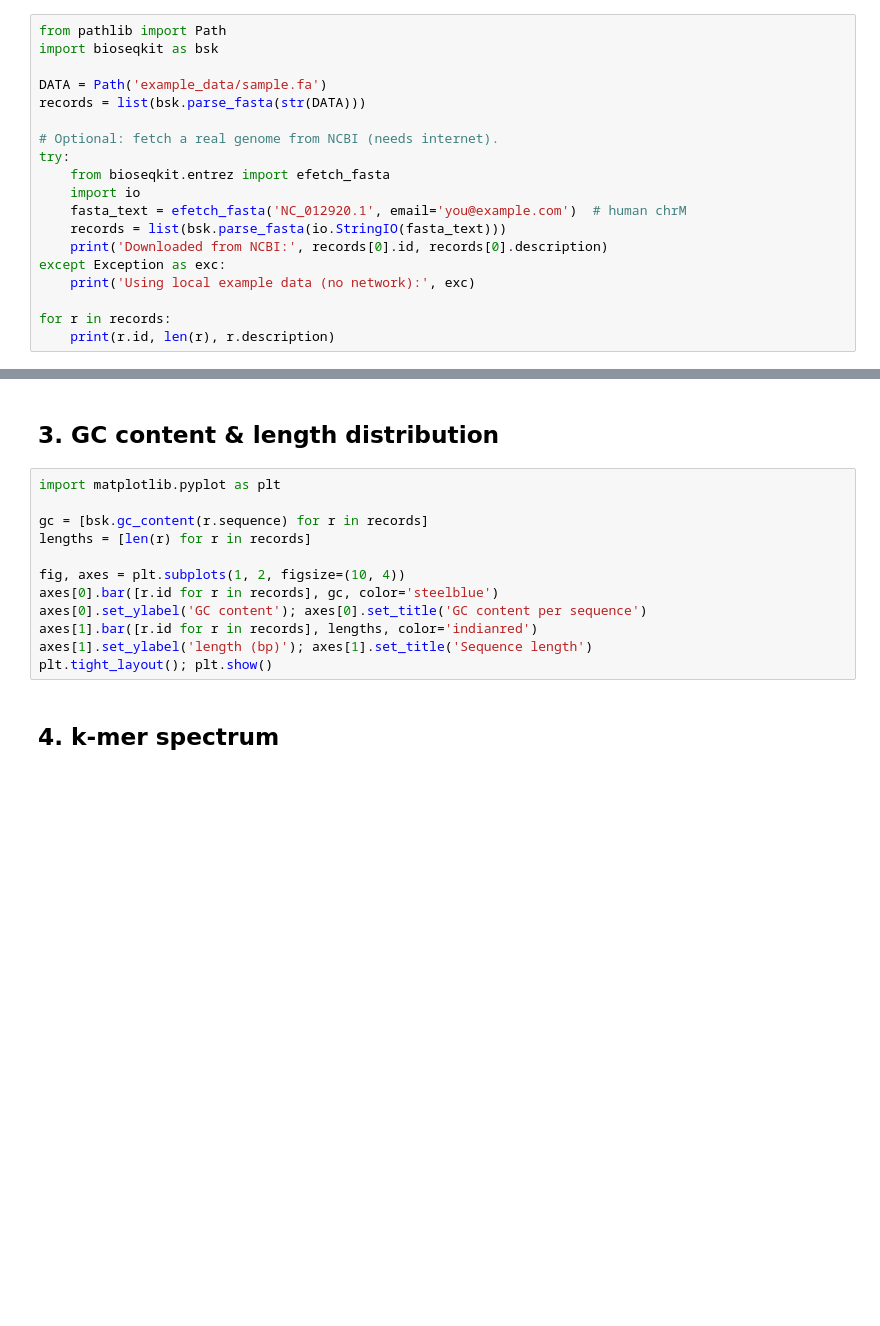
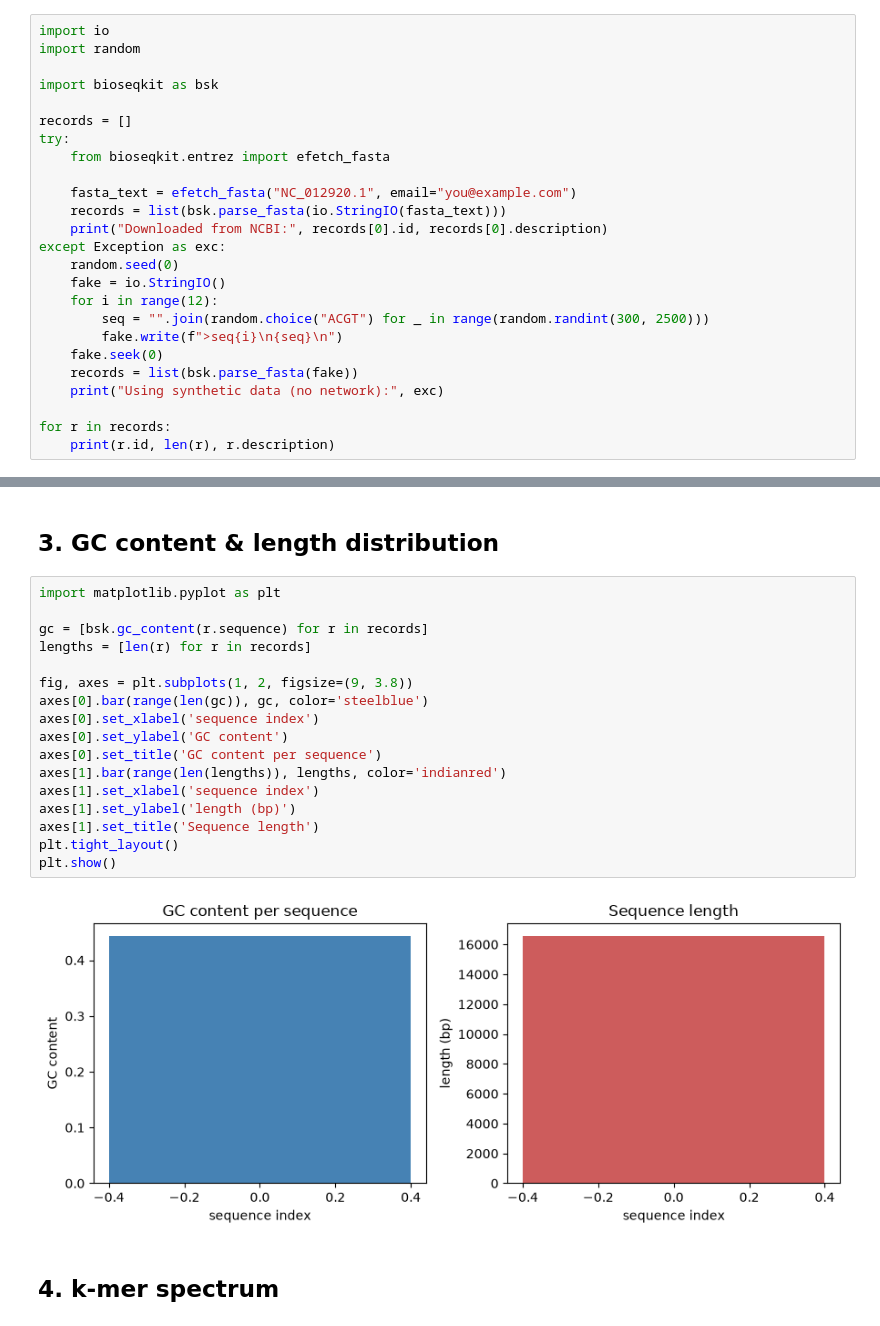
Before and after one commit to chengjilai/bioseqkit, a Jupyter notebook: examples/demo.ipynb, the cells around one changed output, grey strips where cells are left out. Cells and saved outputs as stored; diff of their text form; blank space fills up the shorter version.

```diff
--- a/examples/demo.ipynb
+++ b/examples/demo.ipynb
@@ -10,19 +10,25 @@ falls back to the bundled `example_data/sample.fa`.
 # %%
-from pathlib import Path
+import io
+import random
+
 import bioseqkit as bsk
 
-DATA = Path('example_data/sample.fa')
-records = list(bsk.parse_fasta(str(DATA)))
-
-# Optional: fetch a real genome from NCBI (needs internet).
+records = []
 try:
     from bioseqkit.entrez import efetch_fasta
-    import io
-    fasta_text = efetch_fasta('NC_012920.1', email='you@example.com')  # human chrM
+
+    fasta_text = efetch_fasta("NC_012920.1", email="you@example.com")
     records = list(bsk.parse_fasta(io.StringIO(fasta_text)))
-    print('Downloaded from NCBI:', records[0].id, records[0].description)
+    print("Downloaded from NCBI:", records[0].id, records[0].description)
 except Exception as exc:
-    print('Using local example data (no network):', exc)
+    random.seed(0)
+    fake = io.StringIO()
+    for i in range(12):
+        seq = "".join(random.choice("ACGT") for _ in range(random.randint(300, 2500)))
+        fake.write(f">seq{i}\n{seq}\n")
+    fake.seek(0)
+    records = list(bsk.parse_fasta(fake))
+    print("Using synthetic data (no network):", exc)
 
 for r in records:
     print(r.id, len(r), r.description)
@@ -37,15 +65,22 @@ print(json.dumps(stats.as_dict(), indent=2))
 # %%
 import matplotlib.pyplot as plt
 
 gc = [bsk.gc_content(r.sequence) for r in records]
 lengths = [len(r) for r in records]
 
-fig, axes = plt.subplots(1, 2, figsize=(10, 4))
-axes[0].bar([r.id for r in records], gc, color='steelblue')
-axes[0].set_ylabel('GC content'); axes[0].set_title('GC content per sequence')
-axes[1].bar([r.id for r in records], lengths, color='indianred')
-axes[1].set_ylabel('length (bp)'); axes[1].set_title('Sequence length')
-plt.tight_layout(); plt.show()
+fig, axes = plt.subplots(1, 2, figsize=(9, 3.8))
+axes[0].bar(range(len(gc)), gc, color='steelblue')
+axes[0].set_xlabel('sequence index')
+axes[0].set_ylabel('GC content')
+axes[0].set_title('GC content per sequence')
+axes[1].bar(range(len(lengths)), lengths, color='indianred')
+axes[1].set_xlabel('sequence index')
+axes[1].set_ylabel('length (bp)')
+axes[1].set_title('Sequence length')
+plt.tight_layout()
+plt.show()
+# %% [output]
+[figure, added]
 # %% [markdown]
 ## 4. k-mer spectrum
 # %%
```
Also changed, not shown: parts of 11 cells of this notebook, 6 other files.
